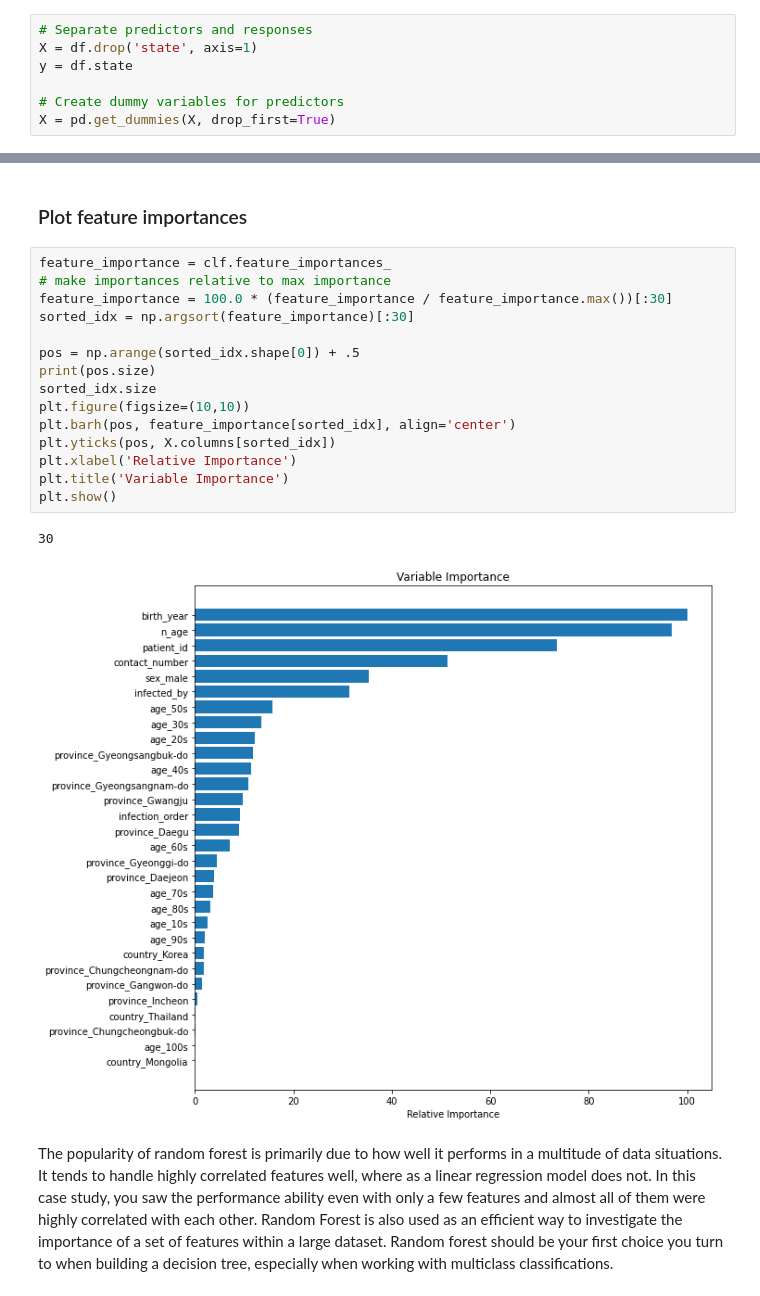
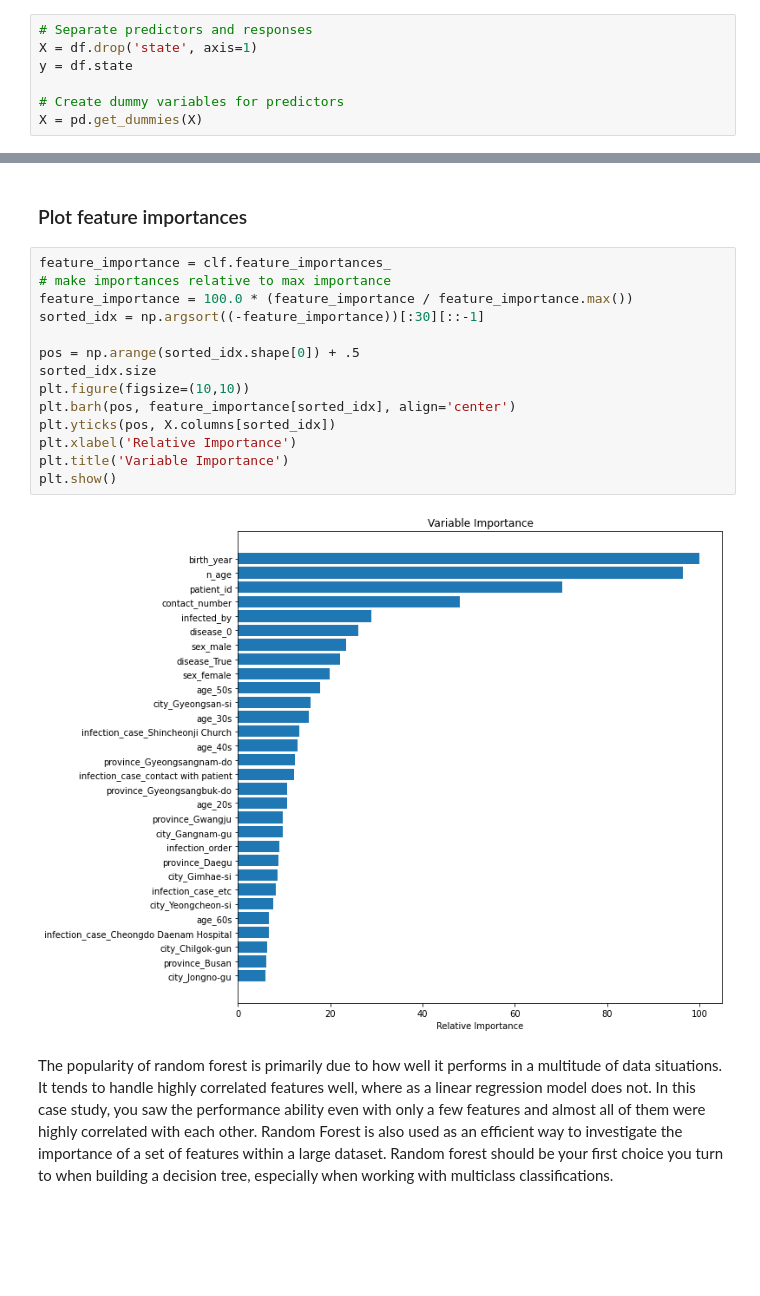
Before and after one commit to suzutomato/springboard, a Jupyter notebook: unit_14/14.4/random_forest_case_study.ipynb, the cells around one changed output, grey strips where cells are left out. Drawn from its saved outputs; the diff is of its cells as text; blank space fills up the shorter version.

```diff
--- a/unit_14/14.4/random_forest_case_study.ipynb
+++ b/unit_14/14.4/random_forest_case_study.ipynb
@@ -275,7 +275,7 @@ X = df.drop('state', axis=1)
 y = df.state
 
 # Create dummy variables for predictors
-X = pd.get_dummies(X, drop_first=True)
+X = pd.get_dummies(X)
 # %% [markdown]
 ### Split the data into test and train subsamples
 # %%
@@ -413,21 +413,19 @@ Normalized confusion matrix
 # %%
 feature_importance = clf.feature_importances_
 # make importances relative to max importance
-feature_importance = 100.0 * (feature_importance / feature_importance.max())[:30]
-sorted_idx = np.argsort(feature_importance)[:30]
+feature_importance = 100.0 * (feature_importance / feature_importance.max())
+sorted_idx = np.argsort((-feature_importance))[:30][::-1]
 
 pos = np.arange(sorted_idx.shape[0]) + .5
-print(pos.size)
 sorted_idx.size
 plt.figure(figsize=(10,10))
 plt.barh(pos, feature_importance[sorted_idx], align='center')
 plt.yticks(pos, X.columns[sorted_idx])
 plt.xlabel('Relative Importance')
 plt.title('Variable Importance')
 plt.show()
 # %% [output]
-30
-[figure, old version]
+[figure, new version]
 # %% [markdown]
 The popularity of random forest is primarily due to how well it performs in a multitude of data situations. It tends to handle highly correlated features well, where as a linear regression model does not. In this case study, you saw the performance ability even with only a few features and almost all of them were highly correlated with each other.
 Random Forest is also used as an efficient way to investigate the importance of a set of features within a large dataset. Random forest should be your first choice you turn to when building a decision tree, especially when working with multiclass classifications.
```
Also changed, not shown: parts of 2 cells of this notebook, 1 other file.
